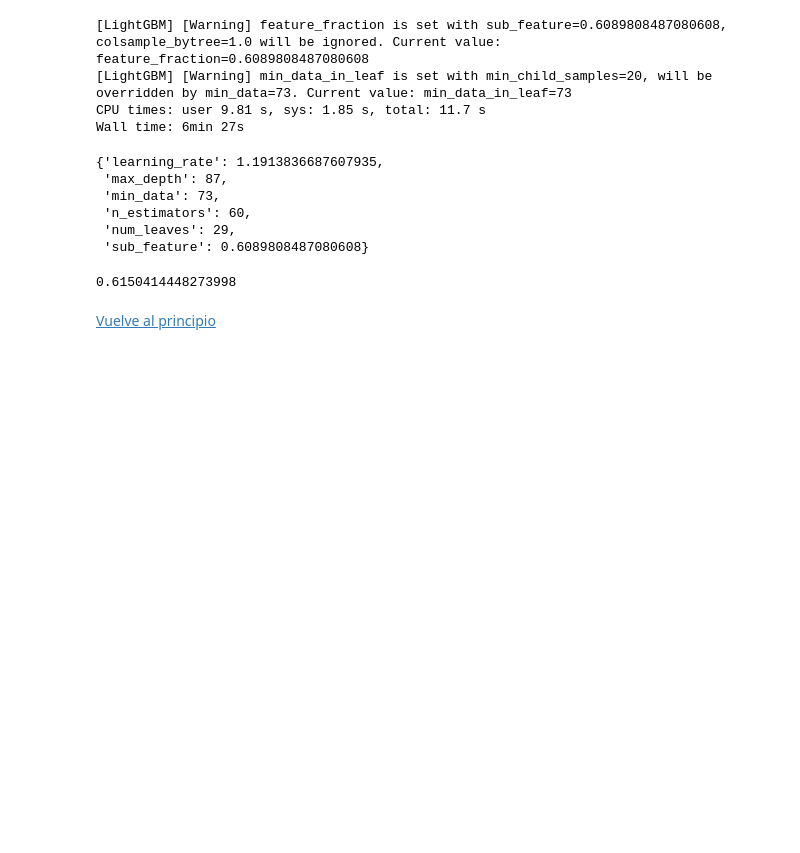
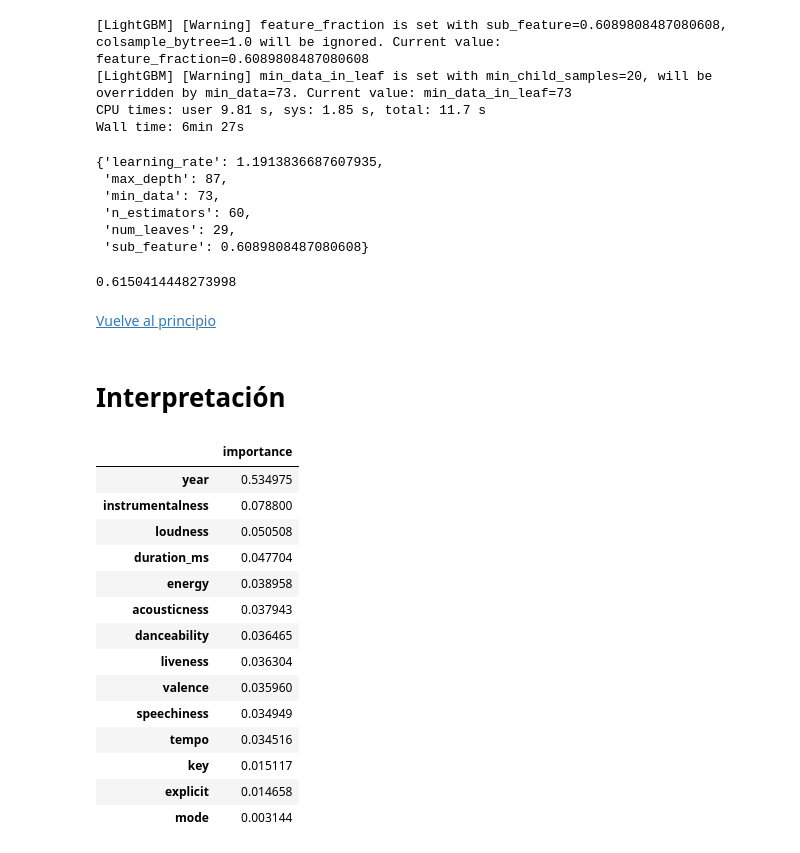
Before and after one commit to DanteBM/Spotify-popularity, a Jupyter notebook: notebooks/spotify.ipynb, the cells around one changed output. Cells and saved outputs as stored; diff of their text form; code cells hidden in the pictures; blank space fills up the shorter version.

Commit message:
Interpretación

```diff
--- a/notebooks/spotify.ipynb
+++ b/notebooks/spotify.ipynb
@@ -886,7 +889,7 @@ DecisionTreeRegressor(max_depth=9)
 # %%
 %%time
-probar_metodo(RandomForestRegressor, X_notest_st, y_notest, X_test_st, y_test,
-             n_estimators = 31, random_state = 0)
+random_forest = probar_metodo(RandomForestRegressor, X_notest_st, y_notest, X_test_st, y_test,
+                               n_estimators = 31, random_state = 0)
 # %% [output]
 RandomForestRegressor con None
 R^2: 0.6691521524160086 +- 0.004136119138327282
@@ -987,3 +1005,25 @@ search.best_score_
 0.6150414448273998
 # %% [markdown]
 [Vuelve al principio](#Índice)
+# %% [markdown]
+# Interpretación
+# %%
+importancia = pd.DataFrame(random_forest.feature_importances_, index=variables, columns=["importance"])
+importancia.sort_values("importance", ascending=False, inplace=True)
+importancia
+# %% [output]
+|  | importance |
+| year | 0.534975 |
+| instrumentalness | 0.078800 |
+| loudness | 0.050508 |
+| duration_ms | 0.047704 |
+| energy | 0.038958 |
+| acousticness | 0.037943 |
+| danceability | 0.036465 |
+| liveness | 0.036304 |
+| valence | 0.035960 |
+| speechiness | 0.034949 |
+| tempo | 0.034516 |
+| key | 0.015117 |
+| explicit | 0.014658 |
+| mode | 0.003144 |
```
Also changed, not shown: parts of 74 cells of this notebook.
